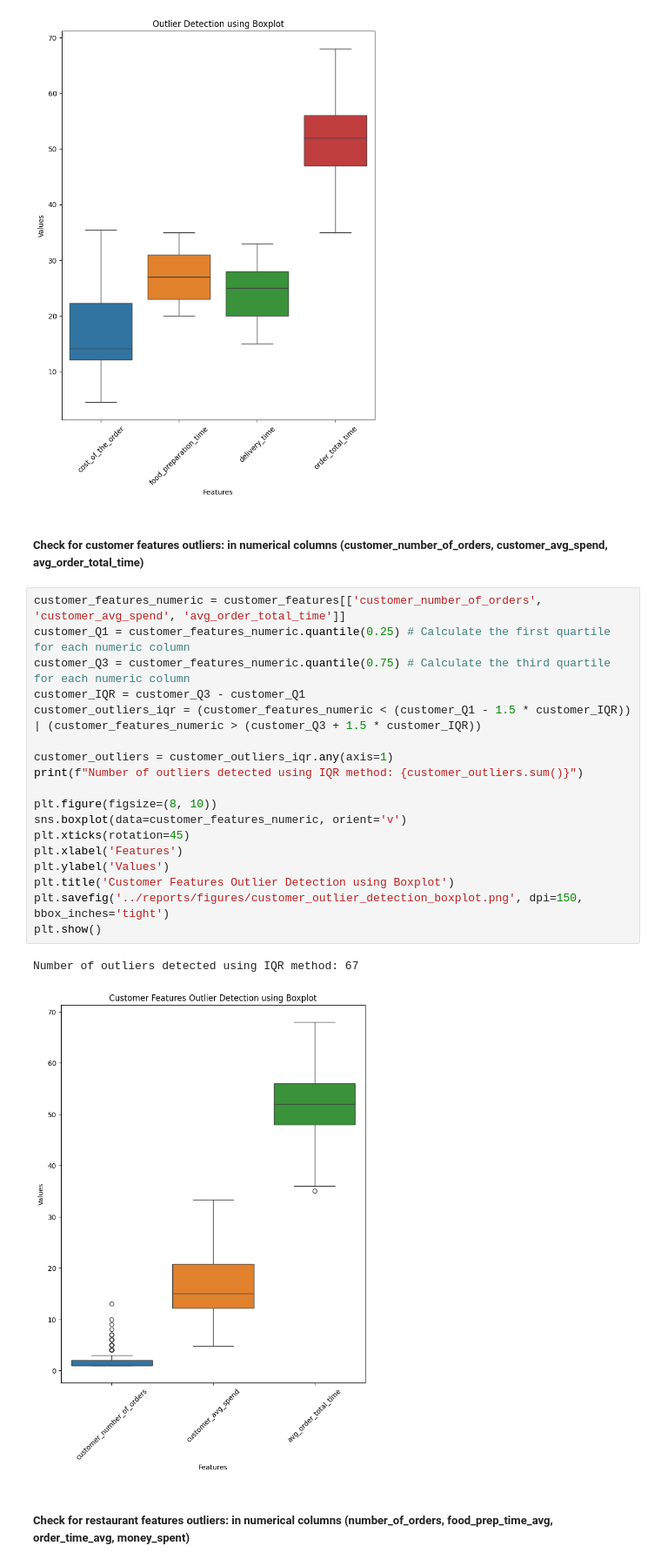
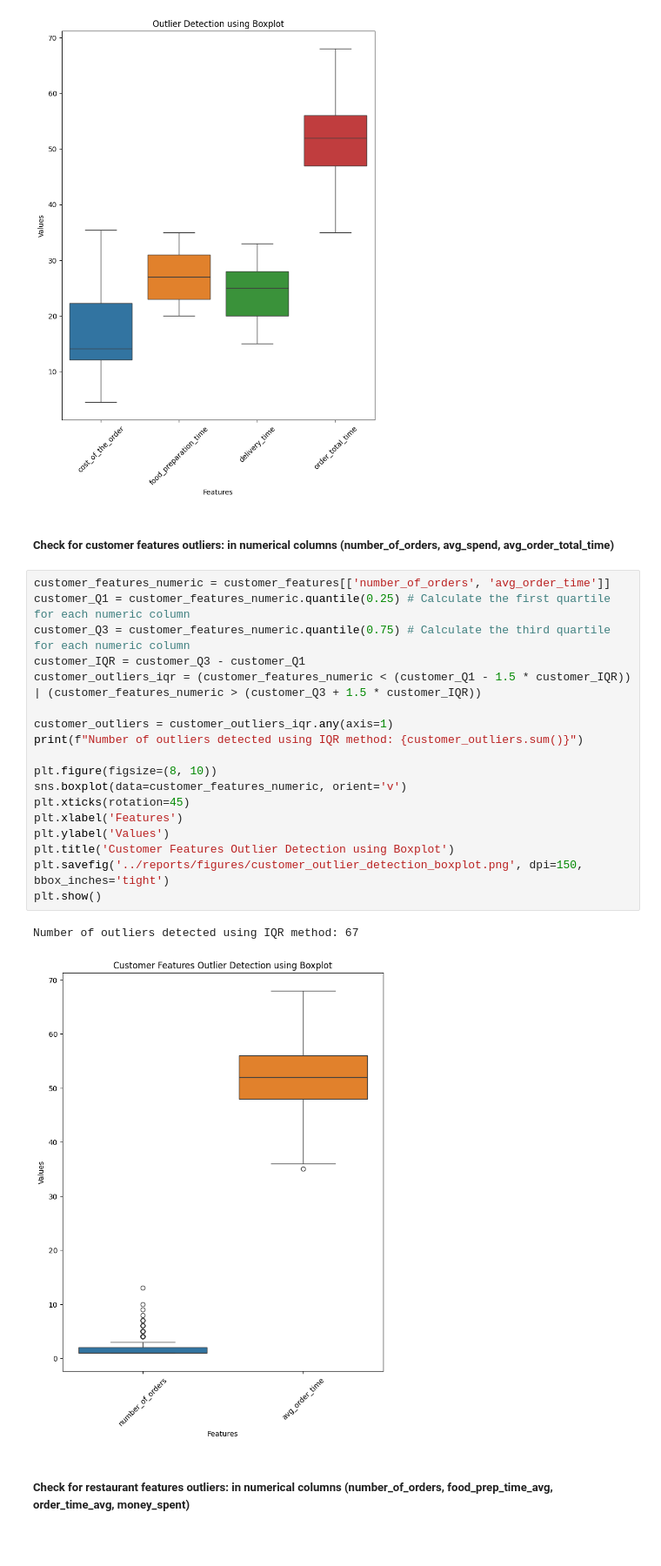
Before and after one commit to J3SSY-ANDU/Food-Delivery-Data-Analysis, a Jupyter notebook: notebooks/food_delivery_orders_eda.ipynb, the cells around one changed output. Shown at 87% size. Cells and saved outputs as stored; diff of their text form; blank space fills up the shorter version.

Commit message:
update of customer outliers column name values

```diff
--- a/notebooks/food_delivery_orders_eda.ipynb
+++ b/notebooks/food_delivery_orders_eda.ipynb
@@ -501,28 +501,28 @@ plt.show()
 Number of outliers detected using IQR method: 0
 [figure]
 # %% [markdown]
-##### Check for customer features outliers: in numerical columns (customer_number_of_orders, customer_avg_spend, avg_order_total_time)
+##### Check for customer features outliers: in numerical columns (number_of_orders, avg_spend, avg_order_total_time)
 # %%
-customer_features_numeric = customer_features[['customer_number_of_orders', 'customer_avg_spend', 'avg_order_total_time']]
+customer_features_numeric = customer_features[['number_of_orders', 'avg_order_time']]
 customer_Q1 = customer_features_numeric.quantile(0.25) # Calculate the first quartile for each numeric column
 customer_Q3 = customer_features_numeric.quantile(0.75) # Calculate the third quartile for each numeric column
 customer_IQR = customer_Q3 - customer_Q1
 customer_outliers_iqr = (customer_features_numeric < (customer_Q1 - 1.5 * customer_IQR)) | (customer_features_numeric > (customer_Q3 + 1.5 * customer_IQR))
 
 customer_outliers = customer_outliers_iqr.any(axis=1)
 print(f"Number of outliers detected using IQR method: {customer_outliers.sum()}")
 
 plt.figure(figsize=(8, 10))
 sns.boxplot(data=customer_features_numeric, orient='v')
 plt.xticks(rotation=45)
 plt.xlabel('Features')
 plt.ylabel('Values')
 plt.title('Customer Features Outlier Detection using Boxplot')
 plt.savefig('../reports/figures/customer_outlier_detection_boxplot.png', dpi=150, bbox_inches='tight')
 plt.show()
 # %% [output]
 Number of outliers detected using IQR method: 67
-[figure, old version]
+[figure, new version]
 # %% [markdown]
 ##### Check for restaurant features outliers: in numerical columns (number_of_orders, food_prep_time_avg, order_time_avg, money_spent)
 # %%
```
Also changed, not shown: parts of 8 cells of this notebook, 2 other files.
